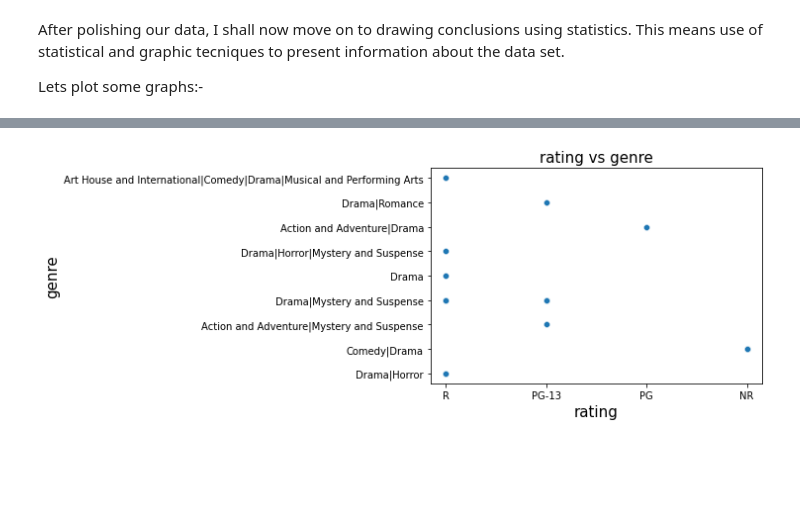
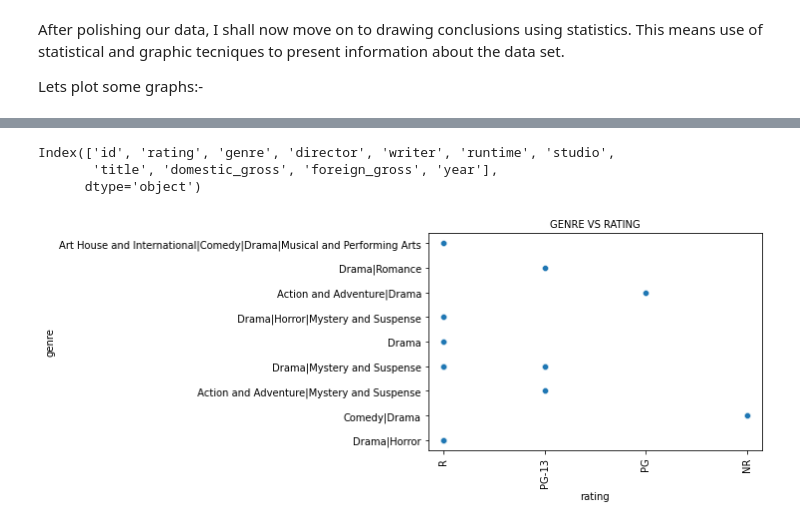
Before and after one commit to manamary/dsc-phase-1-project-v2-4, a Jupyter notebook: student.ipynb, the cells around one changed output, grey strips where cells are left out. Drawn from its saved outputs; the diff is of its cells as text; code cells hidden in the pictures; blank space fills up the shorter version.

```diff
--- a/student.ipynb
+++ b/student.ipynb
@@ -523,0 +574,8 @@ film1_df
+# %%
+film1['foreign_gross'] = [float(str(i).replace(",", "")) for i in film1["foreign_gross"]]
+# %%
+film1['foreign_gross'] = film1['foreign_gross'].astype('int64')
+# %%
+film1['domestic_gross'] = [float(str(i).replace(",", "")) for i in film1["domestic_gross"]]
+# %%
+film1['domestic_gross'] = film1['domestic_gross'].astype('int64')
@@ -554,9 +666,17 @@ film1_df
+# %%
+# lets get a view of what i am working with
+film1.columns
+# %% [output]
+Index(['id', 'rating', 'genre', 'director', 'writer', 'runtime', 'studio',
+       'title', 'domestic_gross', 'foreign_gross', 'year'],
+      dtype='object')
 # %%
-# how is rating and genre correlated?
-sns.scatterplot(x = 'rating', y = 'genre', data = film1_df )
-plt.title('rating vs genre', fontsize = 15)
-plt.xlabel('rating', fontsize = 15)
-plt.ylabel('genre', fontsize = 15)
-plt.show();
+# correlation between genre and rating?
+sns.scatterplot(x = 'rating', y = 'genre', data = film1)
+plt.title('GENRE VS RATING', fontsize = 10)
+plt.xlabel('rating', fontsize = 10)
+plt.ylabel('genre', fontsize = 10)
+plt.xticks(rotation=90);
+plt.show()
 # %% [output]
-[figure, old version]
+[figure, new version]
```
Also changed, not shown: parts of 48 cells of this notebook.
